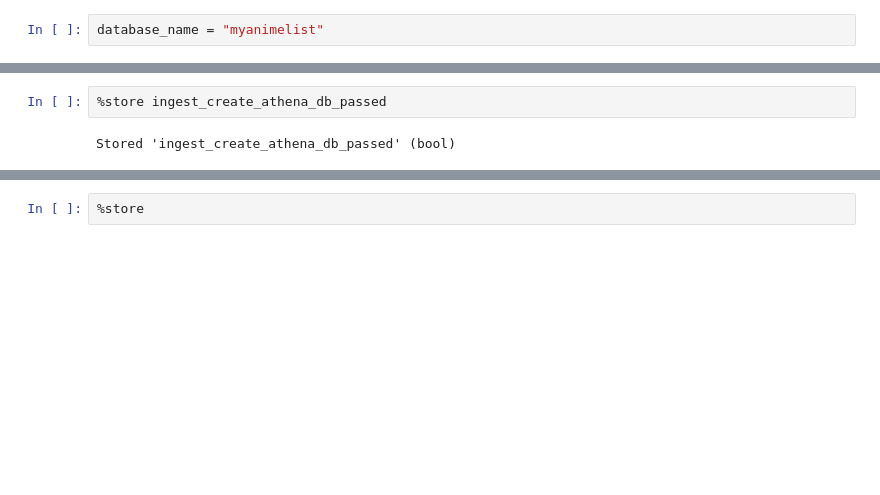
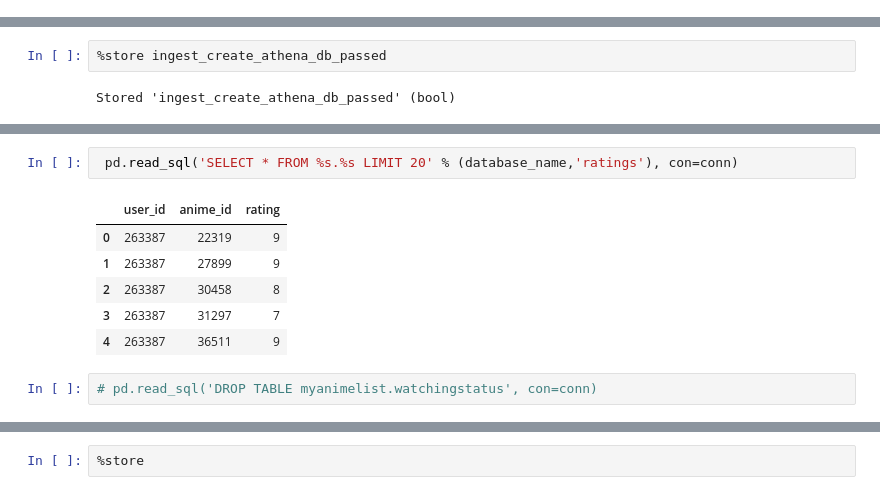
Before and after one commit to zeegeeko/ADS508-Recommender-System, a Jupyter notebook: Final/athena_tables.ipynb, the cells around one changed output, grey strips where cells are left out. Drawn from its saved outputs; the diff is of its cells as text; blank space fills up the shorter version.

```diff
--- a/Final/athena_tables.ipynb
+++ b/Final/athena_tables.ipynb
@@ -39,2 +45,0 @@ from pyathena import connect
-# %%
-database_name = "myanimelist"
@@ -76,0 +229,11 @@ Stored 'ingest_create_athena_db_passed' (bool)
+# %%
+ pd.read_sql('SELECT * FROM %s.%s LIMIT 20' % (database_name,'ratings'), con=conn)
+# %% [output]
+|  | user_id | anime_id | rating |
+| 0 | 263387 | 22319 | 9 |
+| 1 | 263387 | 27899 | 9 |
+| 2 | 263387 | 30458 | 8 |
+| 3 | 263387 | 31297 | 7 |
+| 4 | 263387 | 36511 | 9 |
+# %%
+# pd.read_sql('DROP TABLE myanimelist.watchingstatus', con=conn)
```
Also changed, not shown: parts of 40 cells of this notebook.
